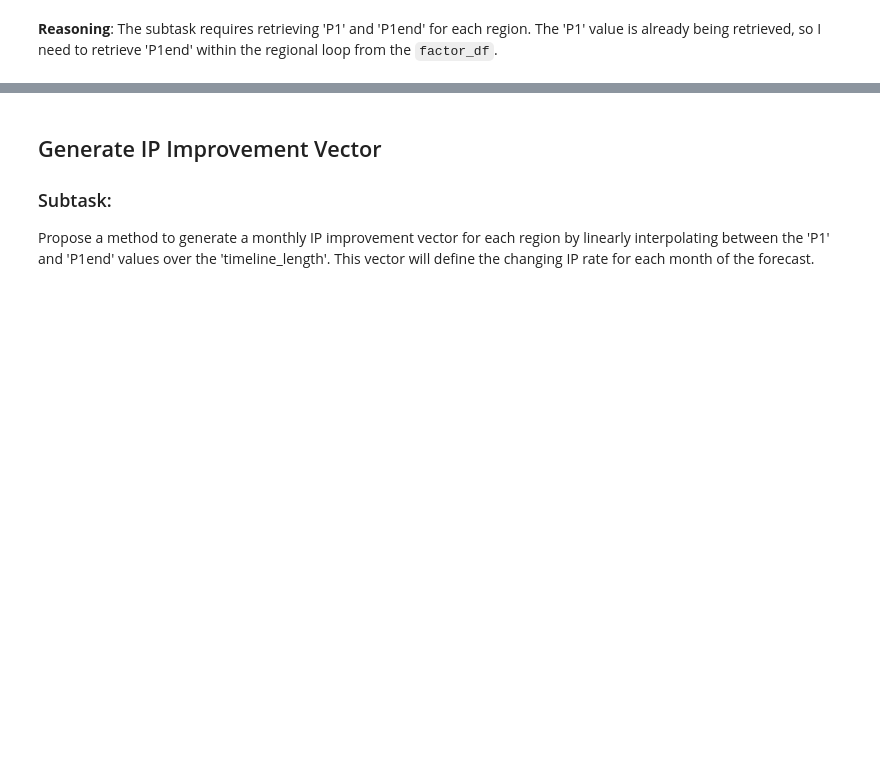
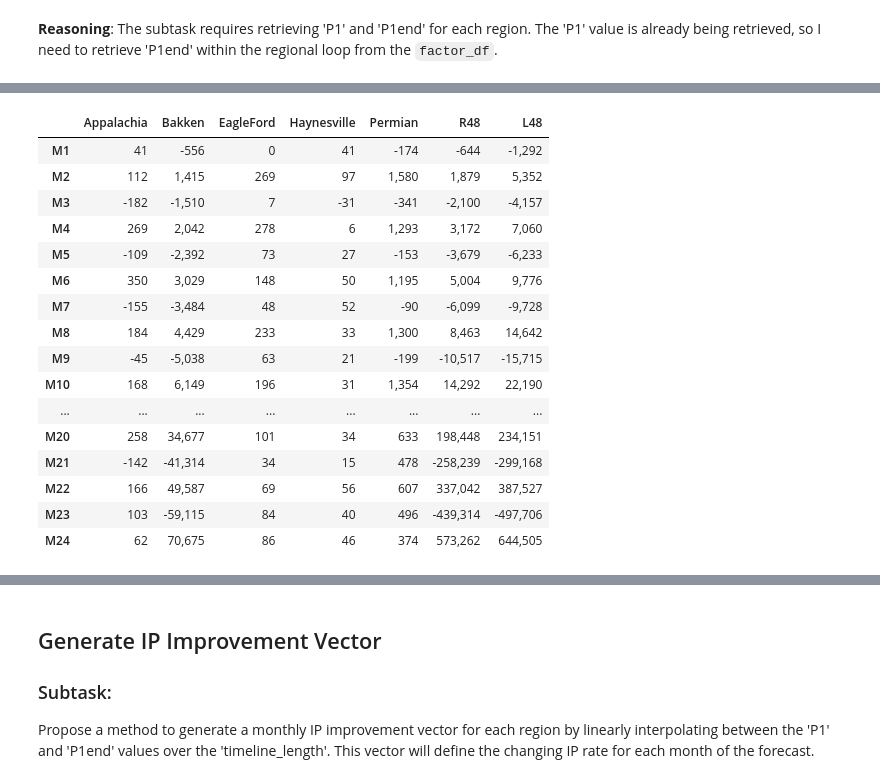
Before and after one commit to JozefSL/pyNotes, a Jupyter notebook: numpy/RegMprod_wIP_vector.ipynb, the cells around one changed output, grey strips where cells are left out. Saved outputs shown, nothing was run; the diff lists cells and outputs as text; code cells hidden in the pictures; blank space fills up the shorter version.

```diff
--- a/numpy/RegMprod_wIP_vector.ipynb
+++ b/numpy/RegMprod_wIP_vector.ipynb
@@ -694,0 +844,82 @@ New Single Well Production Matrix (BOE/day):
+# %%
+# Load the target primary production data
+pPR_df = pd.read_csv("pPR.csv")
+
+# Dictionary to store the calculated well count vectors for each region
+calculated_well_counts_neg_allowed = {}
+
+# Iterate through each region to perform the inverse calculation
+for region, group in df.groupby('Region'):
+    # --- Re-calculate necessary components for the region (as done in the forward pass) ---
+
+    # Extract the new well decline curve (normalized)
+    normalized_new_well_decline_curve_values_original = np.zeros(num_months)
+    new_well_decline_curve_row = group.loc[group['Name'] == 'newWellDC', month_cols]
+    if not new_well_decline_curve_row.empty:
+        normalized_new_well_decline_curve_values_original = pd.to_numeric(new_well_decline_curve_row.iloc[0], errors='coerce').fillna(0).values
+
+    # Retrieve P1 and P1end for the current region
+    ip_rate = 0.0
+    ip_rate_row = factor_df.loc[factor_df['Region'] == region, 'P1']
+    if not ip_rate_row.empty:
+        ip_rate = ip_rate_row.values[0]
+
+    p1_end_rate = 0.0
+    p1_end_rate_row = factor_df.loc[factor_df['Region'] == region, 'P1end']
+    if not p1_end_rate_row.empty:
+        p1_end_rate = p1_end_rate_row.values[0]
+
+    # Generate IP Improvement Vector
+    ip_improvement_vector = np.linspace(ip_rate, p1_end_rate, num_months)
+
+    # Generate the base production matrix (which includes IP improvement per vintage)
+    base_prod_matrix = generate_base_schedule_matrix(normalized_new_well_decline_curve_values_original, num_months, ip_improvement_vector)
+
+    # Calculate legacy production values (M1 to M24)
+    m0_value = 0.0
+    m0_series_row = factor_df.loc[factor_df['Region'] == region, 'M0'] * 1000
+    if not m0_series_row.empty:
+        m0_value = pd.to_numeric(m0_series_row, errors='coerce').fillna(0).iloc[0]
+
+    legacy_decline_curve_values = np.zeros(num_months)
+    legacy_decline_curve_row = group.loc[group['Name'] == 'legacyDC', month_cols]
+    if not legacy_decline_curve_row.empty:
+        legacy_decline_curve_values = pd.to_numeric(legacy_decline_curve_row.iloc[0], errors='coerce').fillna(0).values * m0_value
+
+    # --- Get target total primary production from pPR_df for M1 to M24 ---
+    # Check if the region column exists in pPR_df
+    if region not in pPR_df.columns:
+        print(f"Warning: No target production column found for region {region} in pPR.csv. Skipping.")
+        calculated_well_counts_neg_allowed[region] = np.full(num_months, np.nan) # Fill with NaN if column missing
+        continue
+
+    # Extract the target production values for the current region (M1 to M24)
+    # Assuming the first 'num_months' rows correspond to M1 to M24 in pPR.csv
+    # Multiply by 1000 to convert from '000 units to full units, matching the legacy production scale
+    target_production_values_M1_to_M24 = pd.to_numeric(pPR_df[region].iloc[:num_months], errors='coerce').fillna(0).values * 1000
+
+    # Calculate the desired new well production profile (M1 to M24)
+    desired_new_well_production = target_production_values_M1_to_M24 - legacy_decline_curve_values
+
+    # Solve the linear system: A @ W = P_new_total_desired
+    # Where A_matrix is the transpose of base_prod_matrix (base_prod_matrix[i, k] is the contribution
+    # of well vintage 'i' to calendar month 'k' production, already scaled by IP improvement).
+    A_matrix = base_prod_matrix.T
+
+    try:
+        # The result 'well_count_vector_calculated' represents the number of new wells
+        # starting in each month (M1 to M24) that are needed.
+        well_count_vector_calculated = np.linalg.solve(A_matrix, desired_new_well_production)
+        # Allowing negative values, and rounding to nearest integer
+        calculated_well_counts_neg_allowed[region] = well_count_vector_calculated.round(0).astype(int)
+    except np.linalg.LinAlgError as e:
+        print(f"Could not solve for well counts for region {region}: {e}. This might happen if the production matrix is singular or ill-conditioned. Skipping this region.")
+        calculated_well_counts_neg_allowed[region] = np.full(num_months, np.nan) # Fill with NaN if cannot solve
+
+# Create a DataFrame for the calculated well counts
+calculated_well_counts_neg_allowed_df = pd.DataFrame(calculated_well_counts_neg_allowed, index=month_cols)
+calculated_well_counts_neg_allowed_df['L48'] = calculated_well_counts_neg_allowed_df.sum(axis=1) # Sum across regions for L48 total
+
+print("\n--- Calculated Well Count Vector by Vintage (M1 to M24) - Negative Counts Allowed ---")
+display(calculated_well_counts_neg_allowed_df.style.format("{:,.0f}"))
+# %% [output]
@@ -694,0 +927,17 @@ New Single Well Production Matrix (BOE/day):
+|  | Appalachia | Bakken | EagleFord | Haynesville | Permian | R48 | L48 |
+| M1 | 41 | -556 | 0 | 41 | -174 | -644 | -1,292 |
+| M2 | 112 | 1,415 | 269 | 97 | 1,580 | 1,879 | 5,352 |
+| M3 | -182 | -1,510 | 7 | -31 | -341 | -2,100 | -4,157 |
+| M4 | 269 | 2,042 | 278 | 6 | 1,293 | 3,172 | 7,060 |
+| M5 | -109 | -2,392 | 73 | 27 | -153 | -3,679 | -6,233 |
+| M6 | 350 | 3,029 | 148 | 50 | 1,195 | 5,004 | 9,776 |
+| M7 | -155 | -3,484 | 48 | 52 | -90 | -6,099 | -9,728 |
+| M8 | 184 | 4,429 | 233 | 33 | 1,300 | 8,463 | 14,642 |
+| M9 | -45 | -5,038 | 63 | 21 | -199 | -10,517 | -15,715 |
+| M10 | 168 | 6,149 | 196 | 31 | 1,354 | 14,292 | 22,190 |
+| ... | ... | ... | ... | ... | ... | ... | ... |
+| M20 | 258 | 34,677 | 101 | 34 | 633 | 198,448 | 234,151 |
+| M21 | -142 | -41,314 | 34 | 15 | 478 | -258,239 | -299,168 |
+| M22 | 166 | 49,587 | 69 | 56 | 607 | 337,042 | 387,527 |
+| M23 | 103 | -59,115 | 84 | 40 | 496 | -439,314 | -497,706 |
+| M24 | 62 | 70,675 | 86 | 46 | 374 | 573,262 | 644,505 |
```
Also changed, not shown: parts of 25 cells of this notebook.
